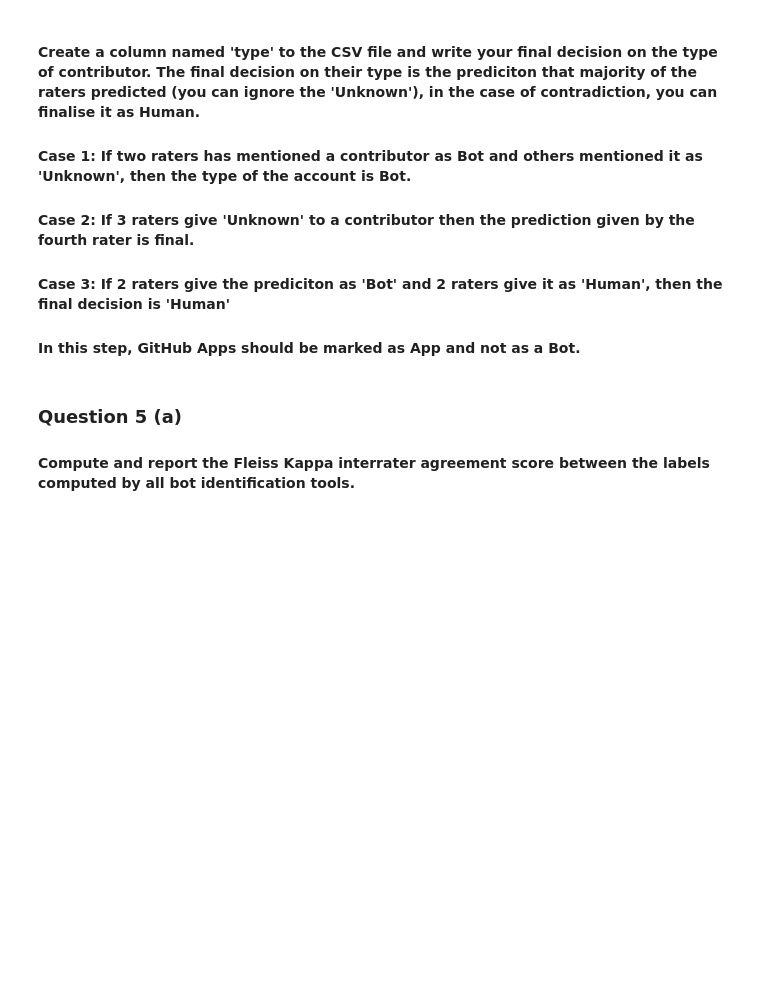
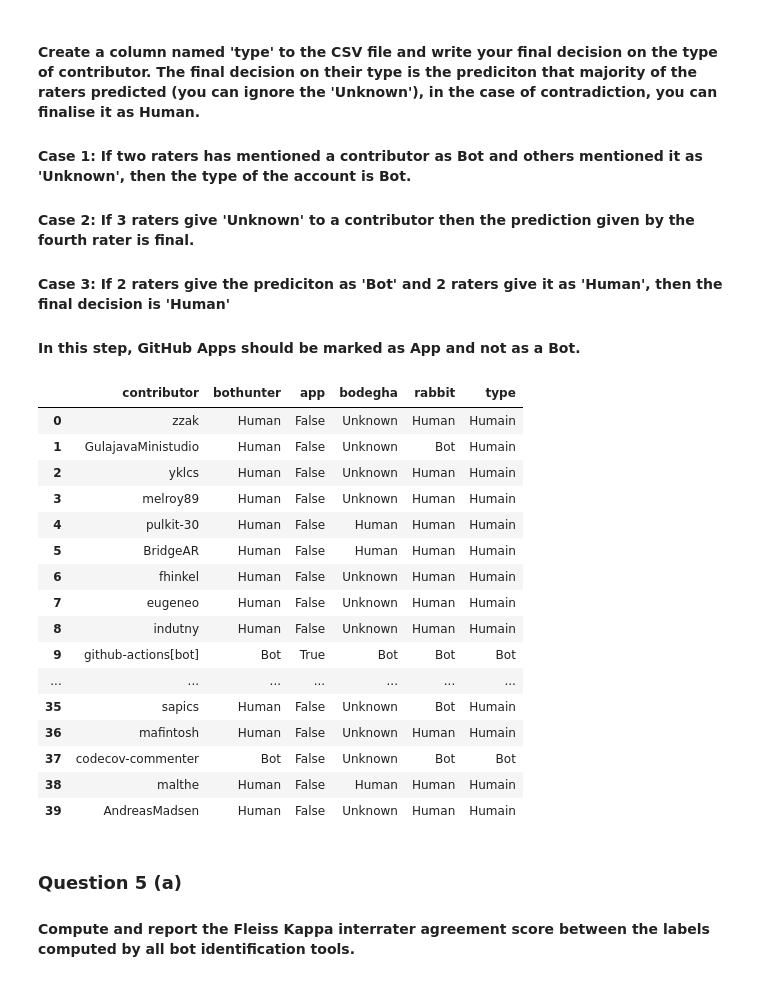
Before and after one commit to JordanDemaret/Software_Evolution_TP3_2024, a Jupyter notebook: TP3_template.ipynb, the cells around one changed output. Drawn from its saved outputs; the diff is of its cells as text; code cells hidden in the pictures; blank space fills up the shorter version.

```diff
--- a/TP3_template.ipynb
+++ b/TP3_template.ipynb
@@ -180,4 +225,5 @@ given by BoDeGHa and add another column called 'rabbit' to store the preditions
 # %%
-# Read the predictions given by RABBIT from the corresponding .csv file
+# Read the .csv file that has the predicitons given by BoDeGHa.
 
-# YOUR CODE BELOW
+rabbit=pd.read_csv("nodejs_node/jordan_rabbit_predictions.csv")
+rabbit
@@ -185,3 +249,6 @@ given by BoDeGHa and add another column called 'rabbit' to store the preditions
 # merge it to df - Now your df should have the following five columns - contributor, bothunter, app, bodegha, rabbit
 
 # YOUR CODE BELOW
+rabbit=rabbit.drop('Unnamed: 0',axis=1)
+rabbit=rabbit.drop('confidence',axis=1)
+rabbit
@@ -187,0 +273,4 @@ given by BoDeGHa and add another column called 'rabbit' to store the preditions
+# %%
+rabbit=rabbit.rename(columns={'account':'contributor', 'prediction' :'rabbit'})
+new_df3=pd.merge(new_df2,rabbit,on='contributor')
+new_df3
@@ -189,3 +296,8 @@ given by BoDeGHa and add another column called 'rabbit' to store the preditions
 # Replace the prediction result given by rabbit from 'bot' to 'Bot', 'app' to 'Bot', 'human' to 'Human', 'unknown' to 'Unknown' to maintain consistency
 
 # YOUR CODE BELOW
+
+new_df3.loc[new_df3['rabbit'] == 'bot', 'rabbit'] = 'Bot'
+new_df3.loc[new_df3['rabbit'] == 'app', 'rabbit'] = 'Bot'
+new_df3.loc[new_df3['rabbit'] == 'human', 'rabbit'] = 'Human'
+new_df3
@@ -229,5 +359,37 @@ the type of activities that they are performing (releasing a version on every Su
 # %%
 # Make a final decision on the type based on the predictions given by bothunter, bodegha, bothunter and your manual labelling.
 # Now your df should contain seven columns - contributor, bothunter, app, bodegha, rabbit, manual and type
 
 # YOUR CODE BELOW
+new_df4=new_df3.copy()
+def fct(row):
+    nB= row[row=="Bot"].count()
+    nH=row[row=="Human"].count()
+    nU=row[row=="Unknows"].count()
+    if nB >nU and nB>nH:
+        return "Bot"
+    elif nB <nU and nU>nH:
+        return "Unknows"
+    else:
+        return "Humain"
+
+new_df4['type']=new_df4.apply(fct,axis=1)
+new_df4
+# %% [output]
+|  | contributor | bothunter | app | bodegha | rabbit | type |
+| 0 | zzak | Human | False | Unknown | Human | Humain |
+| 1 | GulajavaMinistudio | Human | False | Unknown | Bot | Humain |
+| 2 | yklcs | Human | False | Unknown | Human | Humain |
+| 3 | melroy89 | Human | False | Unknown | Human | Humain |
+| 4 | pulkit-30 | Human | False | Human | Human | Humain |
+| 5 | BridgeAR | Human | False | Human | Human | Humain |
+| 6 | fhinkel | Human | False | Unknown | Human | Humain |
+| 7 | eugeneo | Human | False | Unknown | Human | Humain |
+| 8 | indutny | Human | False | Unknown | Human | Humain |
+| 9 | github-actions[bot] | Bot | True | Bot | Bot | Bot |
+| ... | ... | ... | ... | ... | ... | ... |
+| 35 | sapics | Human | False | Unknown | Bot | Humain |
+| 36 | mafintosh | Human | False | Unknown | Human | Humain |
+| 37 | codecov-commenter | Bot | False | Unknown | Bot | Bot |
+| 38 | malthe | Human | False | Human | Human | Humain |
+| 39 | AndreasMadsen | Human | False | Unknown | Human | Humain |
```
Also changed, not shown: parts of 14 cells of this notebook, 4 other files.
